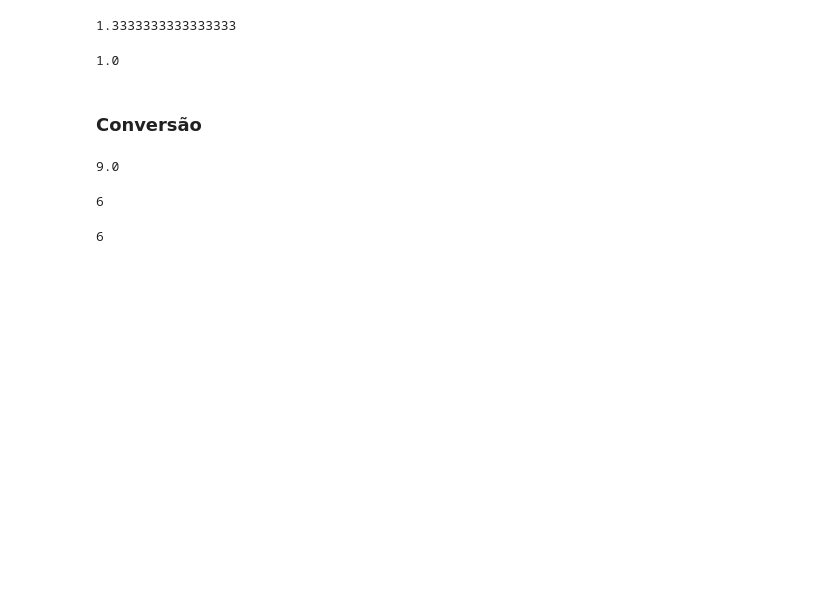
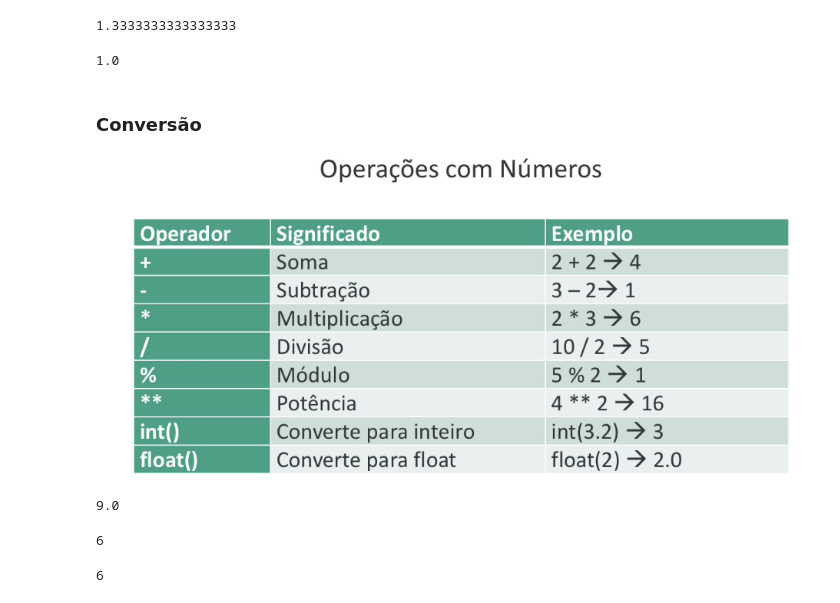
Before and after one commit to WesleySiNeves/AprendendoPython, a Jupyter notebook: Curso_Python_DSA/Cap02/Notebooks/DSA-Python-Cap02-01-Numeros.ipynb, the cells around one changed output. Drawn from its saved outputs; the diff is of its cells as text; code cells hidden in the pictures; blank space fills up the shorter version.

```diff
--- a/Curso_Python_DSA/Cap02/Notebooks/DSA-Python-Cap02-01-Numeros.ipynb
+++ b/Curso_Python_DSA/Cap02/Notebooks/DSA-Python-Cap02-01-Numeros.ipynb
@@ -85,6 +106,11 @@ str
 1.0
 # %% [markdown]
 ### Conversão
+# %%
+from IPython.display import Image
+Image(diretorio_imagens + r'\operacoesMatematicas.PNG')
+# %% [output]
+[figure, added]
 # %%
 float(9)
 # %% [output]
```
Also changed, not shown: parts of 11 cells of this notebook, 11 other files.
